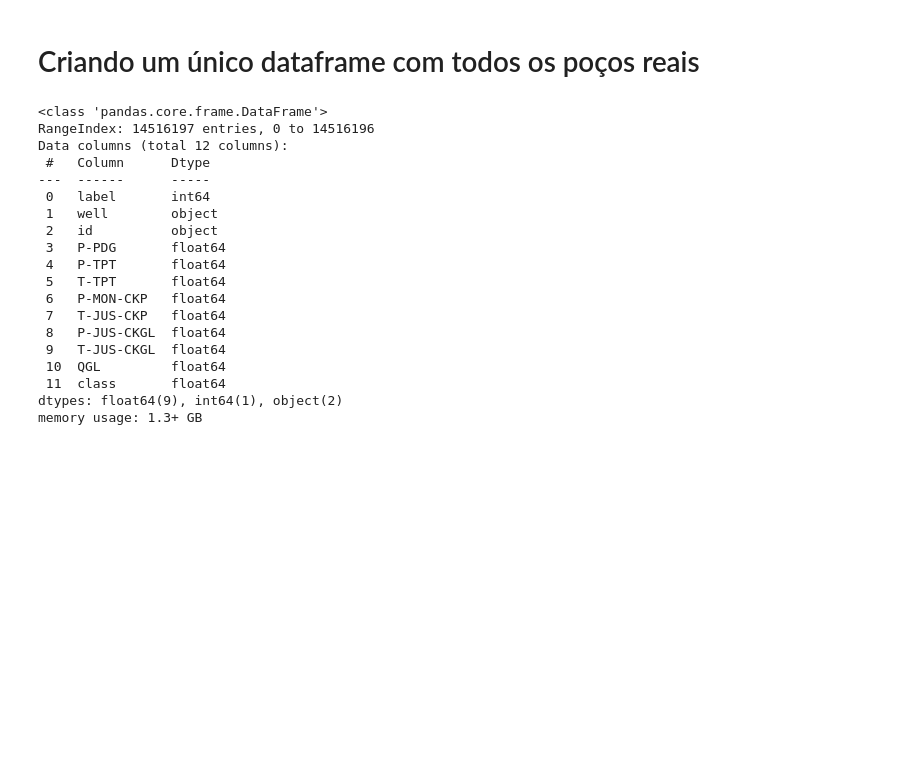
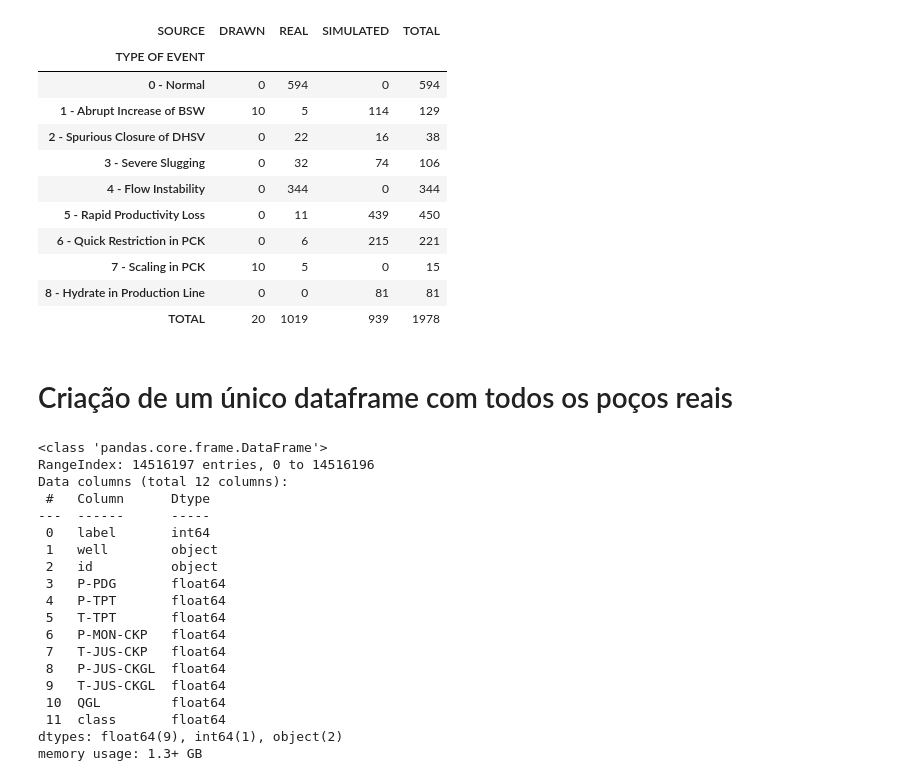
Before and after one commit to kaikecc/Reinforcement-Learning, a Jupyter notebook: src/notebook/main.ipynb, the cells around one changed output. Drawn from its saved outputs; the diff is of its cells as text; code cells hidden in the pictures; blank space fills up the shorter version.

```diff
--- a/src/notebook/main.ipynb
+++ b/src/notebook/main.ipynb
@@ -37,5 +96,44 @@ tk.load_instance(real_instances[0])
+# %%
+import pandas as pd
+from natsort import natsorted
+
+# Supondo que real_instances, simulated_instances, drawn_instances e events_names já estejam definidos
+instances_class = [{'TYPE OF EVENT': str(c) + ' - ' + events_names[c], 'SOURCE': 'REAL'} for c, p in real_instances] + \
+                  [{'TYPE OF EVENT': str(c) + ' - ' + events_names[c], 'SOURCE': 'SIMULATED'} for c, p in simulated_instances] + \
+                  [{'TYPE OF EVENT': str(c) + ' - ' + events_names[c], 'SOURCE': 'DRAWN'} for c, p in drawn_instances]
+df_class = pd.DataFrame(instances_class)
+
+# Correção aqui: pivot(index, columns, values) com argumentos nomeados
+df_class_count = df_class.groupby(['TYPE OF EVENT', 'SOURCE']).size().reset_index(name='count')
+df_class_count = df_class_count.pivot(index='TYPE OF EVENT', columns='SOURCE', values='count').fillna(0).astype(int)
+
+# Transposição não é necessária após a correção, mas ajustaremos a orientação conforme sua intenção original
+#df_class_count = df_class_count.T
+
+# Ordenação natural dos índices, se necessário
+df_class_count = df_class_count.loc[natsorted(df_class_count.index)]
+
+# Reordenar colunas se 'REAL', 'SIMULATED', 'DRAWN' estiverem presentes, adicionando a coluna 'TOTAL'
+df_class_count['TOTAL'] = df_class_count.sum(axis=1)
+df_class_count.loc['TOTAL'] = df_class_count.sum(axis=0)
+
+# Exibindo o DataFrame final
+df_class_count
+# %% [output]
+| SOURCE | DRAWN | REAL | SIMULATED | TOTAL |
+| TYPE OF EVENT |  |  |  |  |
+| 0 - Normal | 0 | 594 | 0 | 594 |
+| 1 - Abrupt Increase of BSW | 10 | 5 | 114 | 129 |
+| 2 - Spurious Closure of DHSV | 0 | 22 | 16 | 38 |
+| 3 - Severe Slugging | 0 | 32 | 74 | 106 |
+| 4 - Flow Instability | 0 | 344 | 0 | 344 |
+| 5 - Rapid Productivity Loss | 0 | 11 | 439 | 450 |
+| 6 - Quick Restriction in PCK | 0 | 6 | 215 | 221 |
+| 7 - Scaling in PCK | 10 | 5 | 0 | 15 |
+| 8 - Hydrate in Production Line | 0 | 0 | 81 | 81 |
+| TOTAL | 20 | 1019 | 939 | 1978 |
 # %% [markdown]
-# Criando um único dataframe com todos os poços reais
+# Criação de um único dataframe com todos os poços reais
 # %%
 
 # Carregar todos os DataFrames dos arquivos de instâncias reais
```
Also changed, not shown: parts of 40 cells of this notebook.
